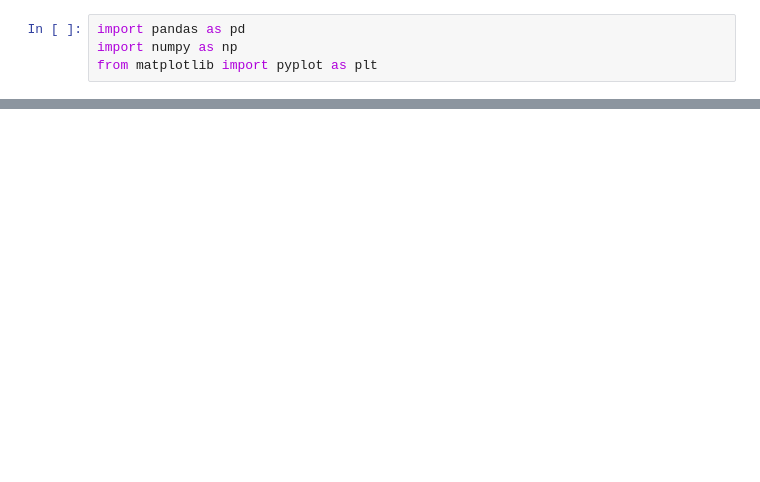
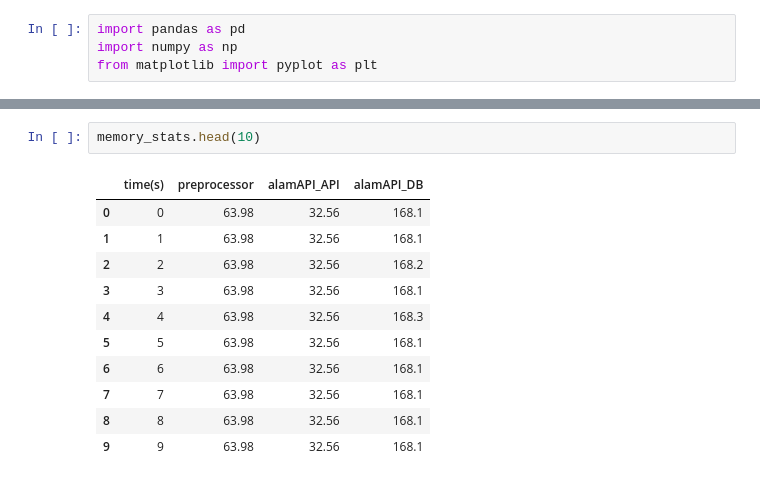
Before and after one commit to GravitonXD/OLARTE_SP, a Jupyter notebook: testers/stats_logging/stats_log_exploration.ipynb, the cells around one changed output, grey strips where cells are left out. Drawn from its saved outputs; the diff is of its cells as text; blank space fills up the shorter version.

```diff
--- a/testers/stats_logging/stats_log_exploration.ipynb
+++ b/testers/stats_logging/stats_log_exploration.ipynb
@@ -26,0 +35,14 @@ cpu_stats
+# %%
+memory_stats.head(10)
+# %% [output]
+|  | time(s) | preprocessor | alamAPI_API | alamAPI_DB |
+| 0 | 0 | 63.98 | 32.56 | 168.1 |
+| 1 | 1 | 63.98 | 32.56 | 168.1 |
+| 2 | 2 | 63.98 | 32.56 | 168.2 |
+| 3 | 3 | 63.98 | 32.56 | 168.1 |
+| 4 | 4 | 63.98 | 32.56 | 168.3 |
+| 5 | 5 | 63.98 | 32.56 | 168.1 |
+| 6 | 6 | 63.98 | 32.56 | 168.1 |
+| 7 | 7 | 63.98 | 32.56 | 168.1 |
+| 8 | 8 | 63.98 | 32.56 | 168.1 |
+| 9 | 9 | 63.98 | 32.56 | 168.1 |
```
Also changed, not shown: parts of 5 cells of this notebook.
